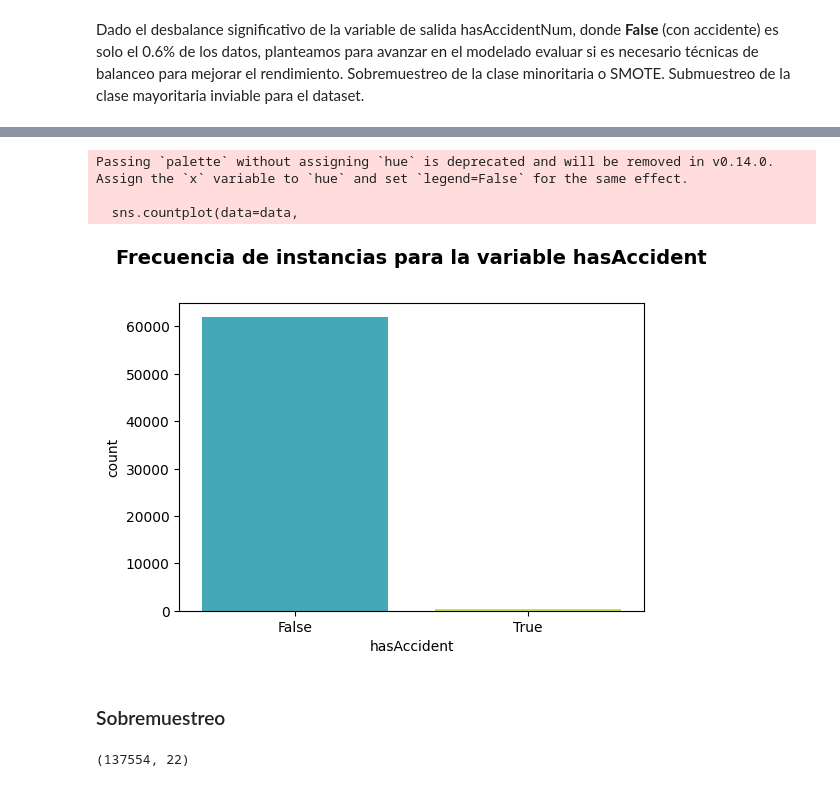
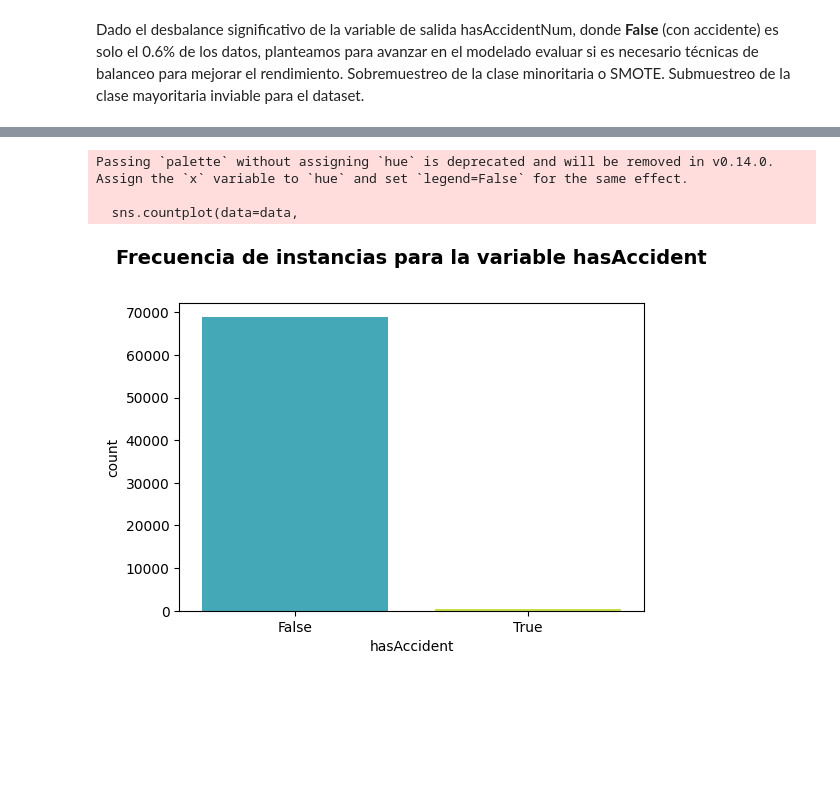
Before and after one commit to adelaida-suarez-UdeA/Monografia_UdeA, a Jupyter notebook: momentos_evaluativos/ME03 - G07 - [1053831053] - [1044503458].ipynb, the cells around one changed output, grey strips where cells are left out. Drawn from its saved outputs; the diff is of its cells as text; code cells hidden in the pictures; blank space fills up the shorter version.

```diff
--- a/momentos_evaluativos/ME03 - G07 - [1053831053] - [1044503458].ipynb
+++ b/momentos_evaluativos/ME03 - G07 - [1053831053] - [1044503458].ipynb
@@ -300,0 +618,16 @@ memory usage: 11.9+ MB
+# %%
+# utilización de LocalOutlierFactor con 20 vecinos para identificar valores atípicos en las variables de entrada
+# ==============================================================================
+numCols=df.select_dtypes(include = ['float64','int32','int64']).columns.tolist()
+
+lof = LocalOutlierFactor(n_neighbors=20, contamination=0.1)
+y_pred = lof.fit_predict(df[numCols])
+outliers = y_pred == -1
+
+print('Indices de valores atípicos: ', df[outliers].index.tolist())
+print(df.shape)
+
+# Eliminar los valores atípicos del dataframe original se guardan en otro dataframe
+df_outlayers = df.loc[~outliers]
+
+df_outlayers.shape
@@ -566,28 +982,7 @@ Indices de valores atípicos:  [46045, 10452, 37275, 71420, 29195, 63868, 44196,
 # %%
-multiple_plot(1, df1, None, 'hasAccident', 'countplot', 'Frecuencia de instancias para la variable hasAccident',0)
+multiple_plot(1, df_outlayers, None, 'hasAccident', 'countplot', 'Frecuencia de instancias para la variable hasAccident',0)
 # %% [output]
 Passing `palette` without assigning `hue` is deprecated and will be removed in v0.14.0. Assign the `x` variable to `hue` and set `legend=False` for the same effect.
 
   sns.countplot(data=data,
-[figure, old version]
+[figure, new version]
-# %% [markdown]
-### Sobremuestreo
-# %%
-# Se crea un objeto RandomOverSampler que permite crear copias aleatorias de las muestras de la clase
-# minoritaria para igualar el número de muestras entre las diferentes clases.
-# ==============================================================================
-
-oversampler = RandomOverSampler()
-
-X_resampled, y_resampled = oversampler.fit_resample(df.drop(y, axis=1), df[y])
-
-df1 = pd.DataFrame(X_resampled, columns=df.columns.drop(y))
-df2 = pd.DataFrame(y_resampled)
-
-# Se concatenan los dataframes horizontalmente
-df_balanced = pd.concat([df1, df2], axis=1)
-
-df=df_balanced
-df.shape
-# %% [output]
-(137554, 22)
```
Also changed, not shown: parts of 61 cells of this notebook.
